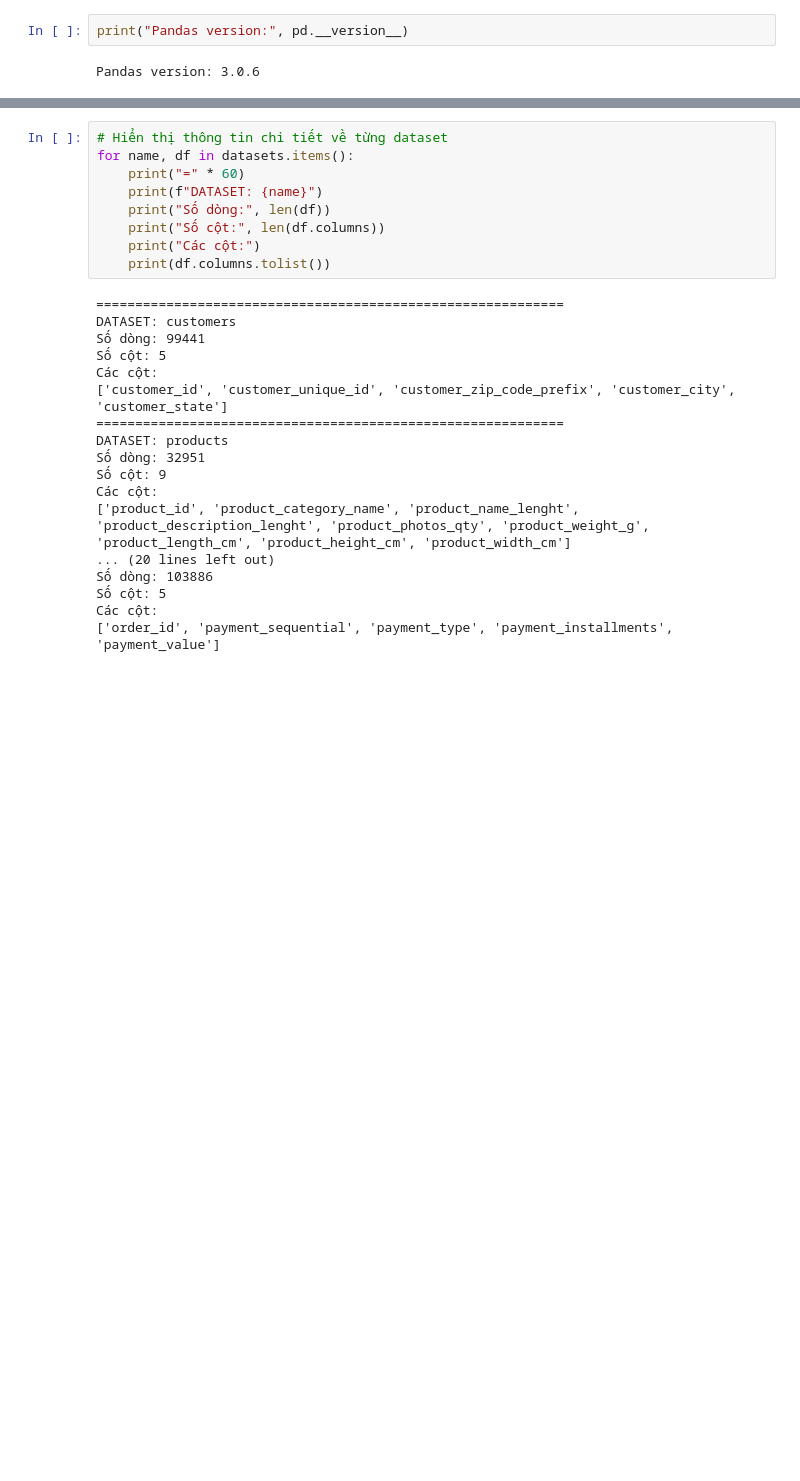
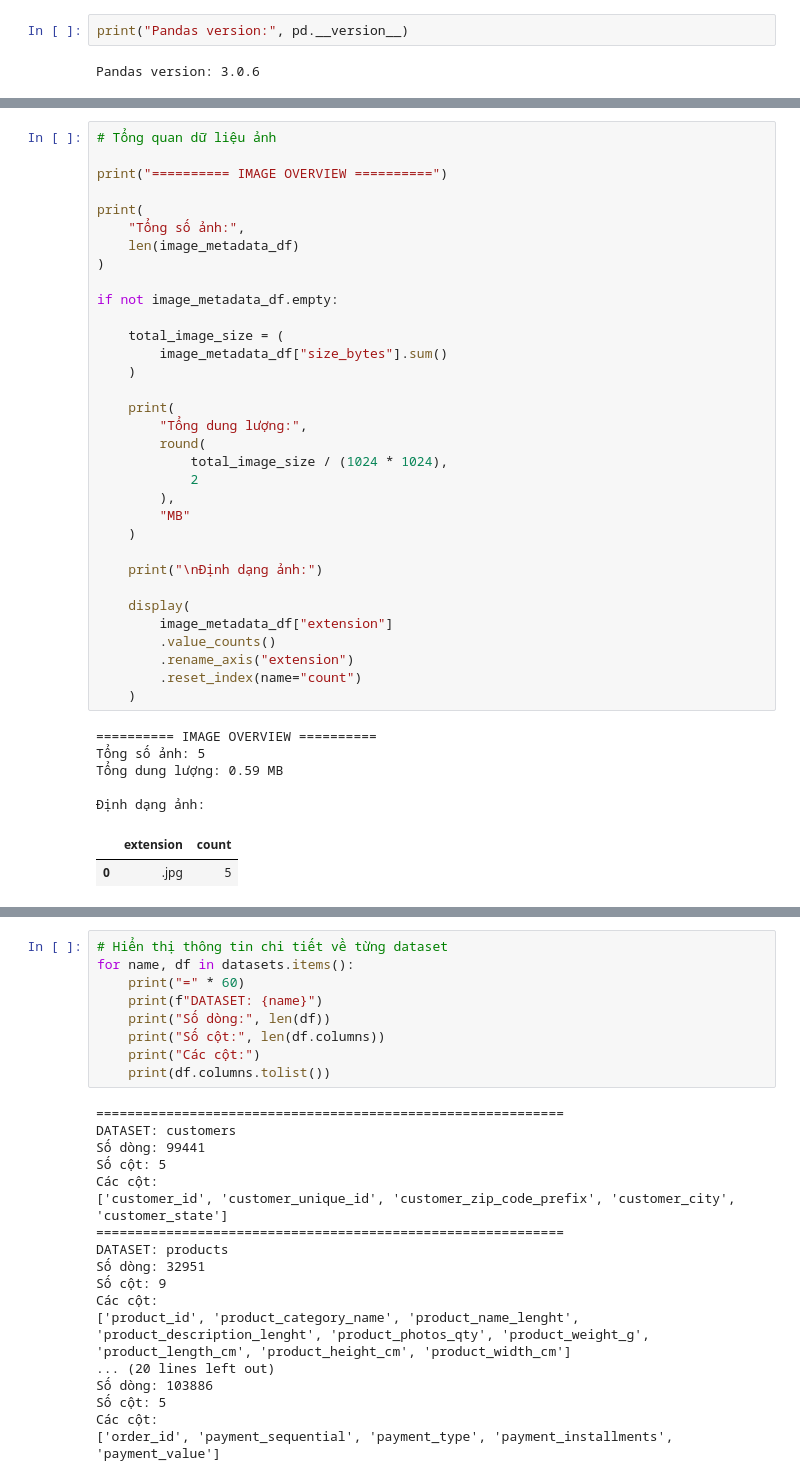
Before and after one commit to vanbun404/E-commerce-Data-Lakehouse-Project, a Jupyter notebook: notebooks/01_data_collection.ipynb, the cells around one changed output, grey strips where cells are left out. Cells and saved outputs as stored; diff of their text form; blank space fills up the shorter version.

```diff
--- a/notebooks/01_data_collection.ipynb
+++ b/notebooks/01_data_collection.ipynb
@@ -61,0 +178,41 @@ datasets = {
+# %%
+# Tổng quan dữ liệu ảnh
+
+print("========== IMAGE OVERVIEW ==========")
+
+print(
+    "Tổng số ảnh:",
+    len(image_metadata_df)
+)
+
+if not image_metadata_df.empty:
+
+    total_image_size = (
+        image_metadata_df["size_bytes"].sum()
+    )
+
+    print(
+        "Tổng dung lượng:",
+        round(
+            total_image_size / (1024 * 1024),
+            2
+        ),
+        "MB"
+    )
+
+    print("\nĐịnh dạng ảnh:")
+
+    display(
+        image_metadata_df["extension"]
+        .value_counts()
+        .rename_axis("extension")
+        .reset_index(name="count")
+    )
+# %% [output]
+========== IMAGE OVERVIEW ==========
+Tổng số ảnh: 5
+Tổng dung lượng: 0.59 MB
+
+Định dạng ảnh:
+|  | extension | count |
+| 0 | .jpg | 5 |
```
Also changed, not shown: parts of 17 cells of this notebook, 8 other files.
